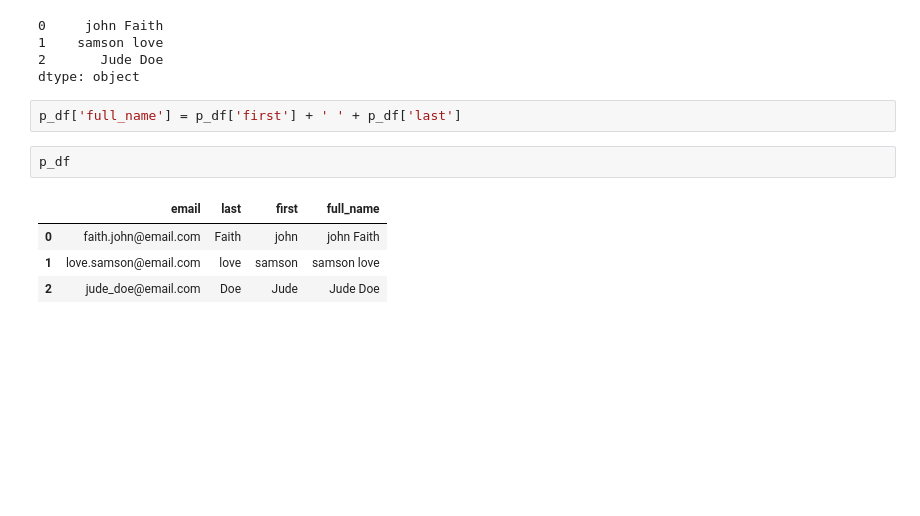
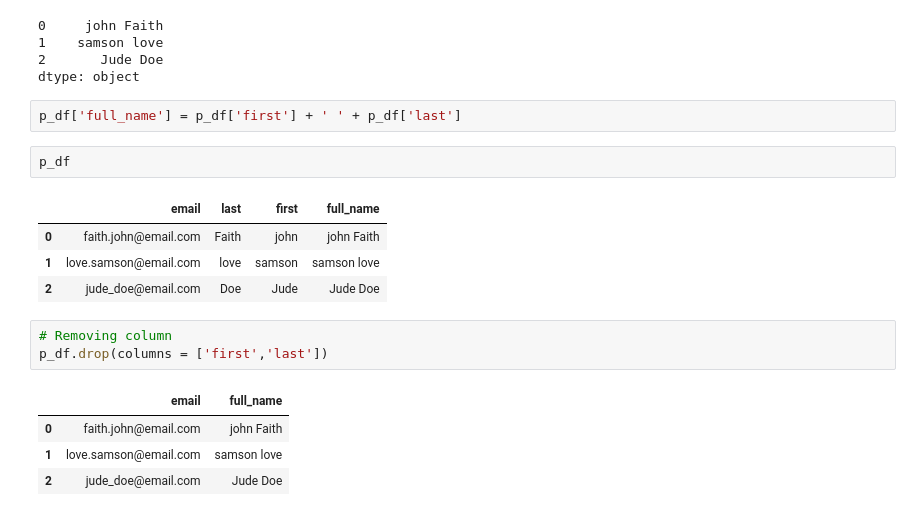
Before and after one commit to Leziga-Bakor/Advanced_Python, a Jupyter notebook: Pandas/pandas demo.ipynb, the cells around one changed output. Cells and saved outputs as stored; diff of their text form; blank space fills up the shorter version.

Commit message:
Removing column with drop

```diff
--- a/Pandas/pandas demo.ipynb
+++ b/Pandas/pandas demo.ipynb
@@ -616,3 +616,11 @@ p_df
 | 0 | faith.john@email.com | Faith | john | john Faith |
 | 1 | love.samson@email.com | love | samson | samson love |
 | 2 | jude_doe@email.com | Doe | Jude | Jude Doe |
+# %%
+# Removing column
+p_df.drop(columns = ['first','last'])
+# %% [output]
+|  | email | full_name |
+| 0 | faith.john@email.com | john Faith |
+| 1 | love.samson@email.com | samson love |
+| 2 | jude_doe@email.com | Jude Doe |
```
